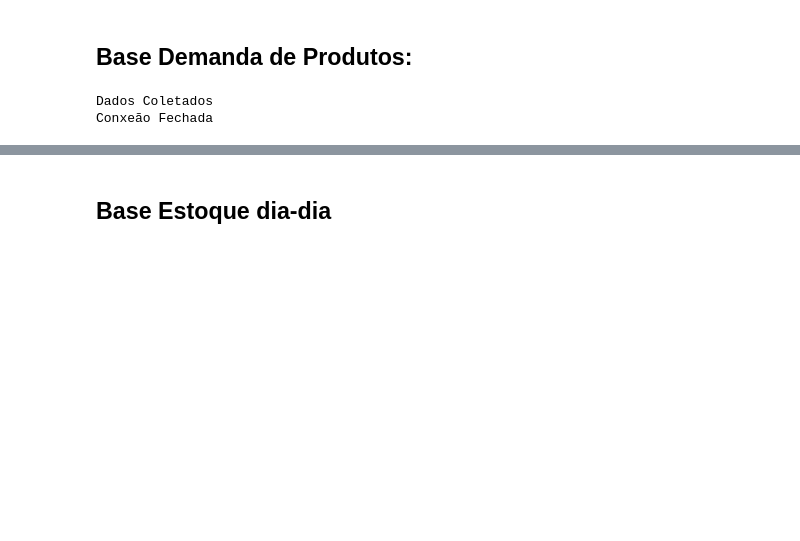
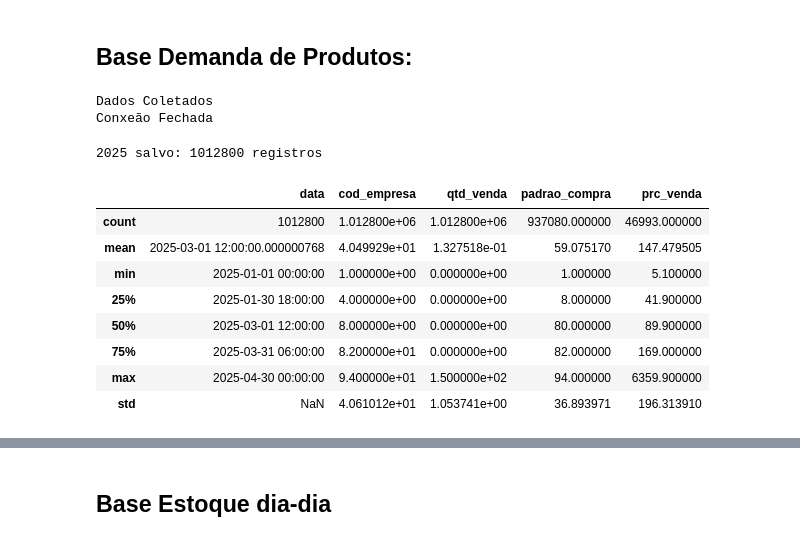
Before and after one commit to mirellacfarias/coletor_dados_previsao_demanda, a Jupyter notebook: bases.ipynb, the cells around one changed output, grey strips where cells are left out. Cells and saved outputs as stored; diff of their text form; code cells hidden in the pictures; blank space fills up the shorter version.

```diff
--- a/bases.ipynb
+++ b/bases.ipynb
@@ -27,3 +76,20 @@ range_date = pd.date_range(start = inicio_ano, periods= periods, freq = 'MS')
+# %%
+# Execução 1: Janeiro a Abril de 2025
+# Execução 2: Maio a Agosto de 2025
+# Execução 3: Setembro a Dezembro de 2025
+# Execução 4: Setembro a Dezembro de 2024
+# Execução 5: Maio a Agosto de 2024
+# Execução 6: Janeiro a Abril de 2024
+# Execução 7: Janeiro a Abril de 2023
+# Execução 8: Maio a Agosto de 2023
+# Execução 9: Setembro a Dezembro de 2023
+# range_date_start = ['01-09-2023', '01-10-2023', '01-11-2023', '01-12-2023']
+# range_date_end = ['30-09-2023', '31-10-2023', '30-11-2023', '31-12-2023']
+# range_date_start = ['01-05-2025', '01-06-2025', '01-07-2025', '01-08-2025']
+# range_date_end = ['31-05-2025', '30-06-2025', '31-07-2025', '31-08-2025']
+range_date_start = ['01-01-2025', '01-02-2025', '01-03-2025', '01-04-2025']
+range_date_end = ['31-01-2025', '28-02-2025', '31-03-2025', '30-04-2025']
+periods = 4
 # %%
 periods
 # %% [output]
@@ -68,7 +134,7 @@ try:
 
             script[i] = \
             f"""
-             -- DEMANDA DE PRODUTO POR LOJA!
+            -- DEMANDA DE PRODUTO POR LOJA!
                 WITH CALENDARIO AS (
                     SELECT
                         TO_DATE('{range_date_start[i]}', 'DD-MM-YYYY') + LEVEL - 1 AS data
@@ -98,7 +164,7 @@ try:
                 )
 
 
-                ,PADRAO_COMPRA AS (
+                , PADRAO_COMPRA AS (
                     SELECT DISTINCT M.CODIGO, M.COD_EMPRESA, NVL(M.PADRAO_COMPRA_COD_EMPRESA, M.COD_EMPRESA) AS PADRAO_COMPRA
                     FROM PROD_MIX M
                     WHERE M.ID_LOJA = 0
@@ -108,6 +174,7 @@ try:
                 SELECT B.DATA, B.COD_EMPRESA, B.CODIGO,
                     V.UND_VENDA, NVL(V.QTD_VENDIDA,0) as QTD_VENDA,
                     M.PADRAO_COMPRA
+                    , PRC_VENDA
 
                 FROM BASE B
                 LEFT JOIN PADRAO_COMPRA M ON B.COD_EMPRESA = M.COD_EMPRESA AND B.CODIGO = M.CODIGO
@@ -117,6 +184,8 @@ try:
                     S.COD_EMPRESA,
                     S.UNVENDA3 AS UND_VENDA,
                     SUM(S.QTSV * NVL(S.CONVERSAO,1)) AS QTD_VENDIDA
+                    , MEDIAN(ROUND((S.PRCTOTAL - NVL(S.VALDESC,0)) / (S.QTSV * S.CONVERSAO) , 2)) AS PRC_VENDA -- ATT AJUSTAR DEPOIS PARA MÉDIA PONDERADA
+                    -- ATT ACRESCENTAR PREÇO ONDE NÃO HOUVE VENDA
 
 
                 FROM SAIDM_IT S
@@ -143,6 +212,7 @@ try:
                 AND S.TIPOSAIDA = '1'
                 AND ((NVL(SM.STATUS, '0') != 'C' AND NVL(SM.STATUS, '0')  != 'D') OR
                     (NVL(SM.STATUS, '0')  = 'D' AND NVL(SM.CODENTREG, 0) != 101))
+
 
                 AND S.DATAEMISSAO BETWEEN TO_DATE('{range_date_start[i]}', 'DD-MM-YYYY') AND TO_DATE('{range_date_end[i]}', 'DD-MM-YYYY')
 
@@ -179,3 +249,20 @@ finally:
 # %% [output]
 Dados Coletados
 Conxeão Fechada
+# %%
+# Execução 1: Janeiro a Abril de 2025
+df_2025_1 = df.copy()
+df_2025_1.to_csv('./Data/Demanda/df_2025_1.csv')
+print(f'2025 salvo: {len(df_2025_1)} registros')
+df_2025_1.describe()
+# %% [output]
+2025 salvo: 1012800 registros
+|  | data | cod_empresa | qtd_venda | padrao_compra | prc_venda |
+| count | 1012800 | 1.012800e+06 | 1.012800e+06 | 937080.000000 | 46993.000000 |
+| mean | 2025-03-01 12:00:00.000000768 | 4.049929e+01 | 1.327518e-01 | 59.075170 | 147.479505 |
+| min | 2025-01-01 00:00:00 | 1.000000e+00 | 0.000000e+00 | 1.000000 | 5.100000 |
+| 25% | 2025-01-30 18:00:00 | 4.000000e+00 | 0.000000e+00 | 8.000000 | 41.900000 |
+| 50% | 2025-03-01 12:00:00 | 8.000000e+00 | 0.000000e+00 | 80.000000 | 89.900000 |
+| 75% | 2025-03-31 06:00:00 | 8.200000e+01 | 0.000000e+00 | 82.000000 | 169.000000 |
+| max | 2025-04-30 00:00:00 | 9.400000e+01 | 1.500000e+02 | 94.000000 | 6359.900000 |
+| std | NaN | 4.061012e+01 | 1.053741e+00 | 36.893971 | 196.313910 |
```
Also changed, not shown: parts of 20 cells of this notebook, 36 other files.
